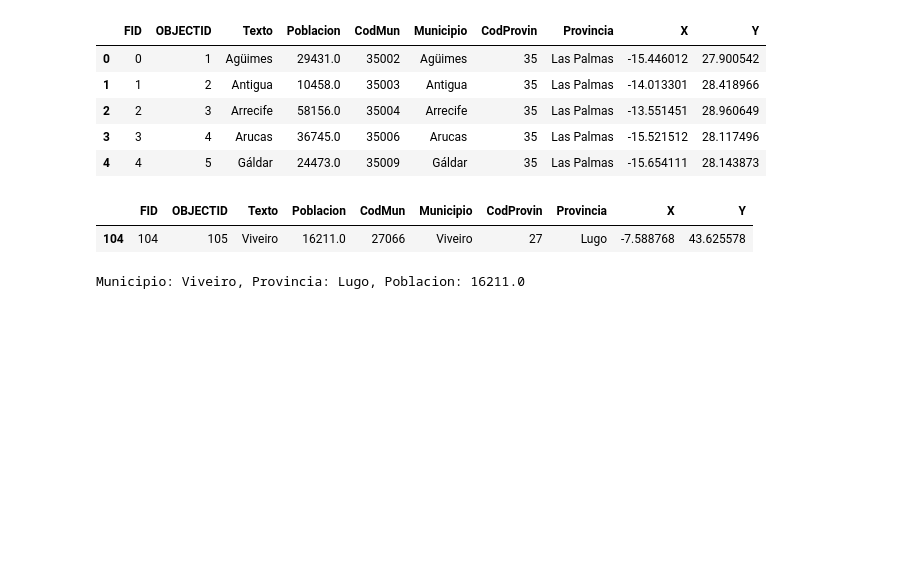
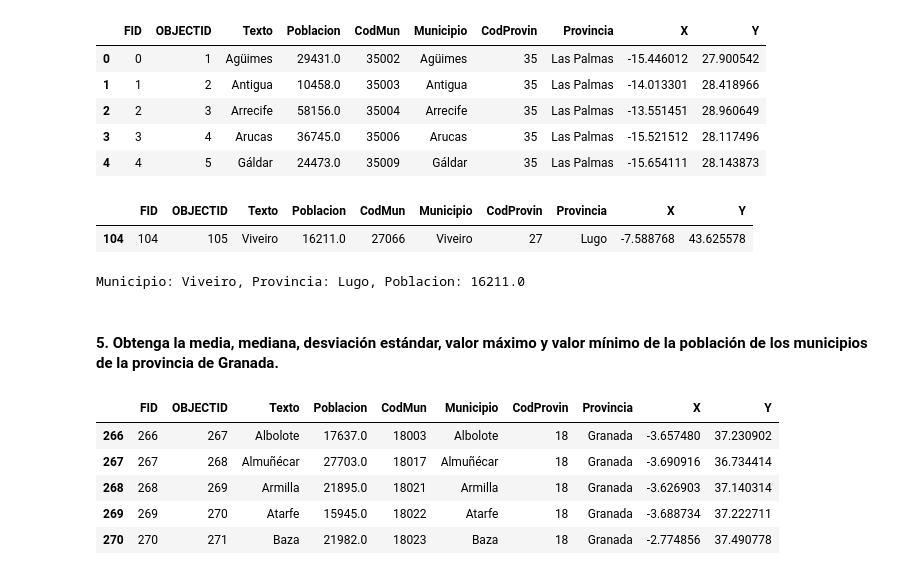
Before and after one commit to baquiax/econometrics-2, a Jupyter notebook: lab2/lab2.ipynb, the cells around one changed output. Drawn from its saved outputs; the diff is of its cells as text; code cells hidden in the pictures; blank space fills up the shorter version.

```diff
--- a/lab2/lab2.ipynb
+++ b/lab2/lab2.ipynb
@@ -217,3 +217,15 @@ result
 print(f"Municipio: {result['Municipio'].values[0]}, Provincia: {result['Provincia'].values[0]}, Poblacion: {result['Poblacion'].values[0]}")
 # %% [output]
 Municipio: Viveiro, Provincia: Lugo, Poblacion: 16211.0
+# %% [markdown]
+#### 5. Obtenga la media, mediana, desviación estándar, valor máximo y valor mínimo de la población de los municipios de la provincia de Granada.
+# %%
+granada = data[data['Provincia'] == 'Granada']
+granada.head()
+# %% [output]
+|  | FID | OBJECTID | Texto | Poblacion | CodMun | Municipio | CodProvin | Provincia | X | Y |
+| 266 | 266 | 267 | Albolote | 17637.0 | 18003 | Albolote | 18 | Granada | -3.657480 | 37.230902 |
+| 267 | 267 | 268 | Almuñécar | 27703.0 | 18017 | Almuñécar | 18 | Granada | -3.690916 | 36.734414 |
+| 268 | 268 | 269 | Armilla | 21895.0 | 18021 | Armilla | 18 | Granada | -3.626903 | 37.140314 |
+| 269 | 269 | 270 | Atarfe | 15945.0 | 18022 | Atarfe | 18 | Granada | -3.688734 | 37.222711 |
+| 270 | 270 | 271 | Baza | 21982.0 | 18023 | Baza | 18 | Granada | -2.774856 | 37.490778 |
```
Also changed, not shown: parts of 13 cells of this notebook.
